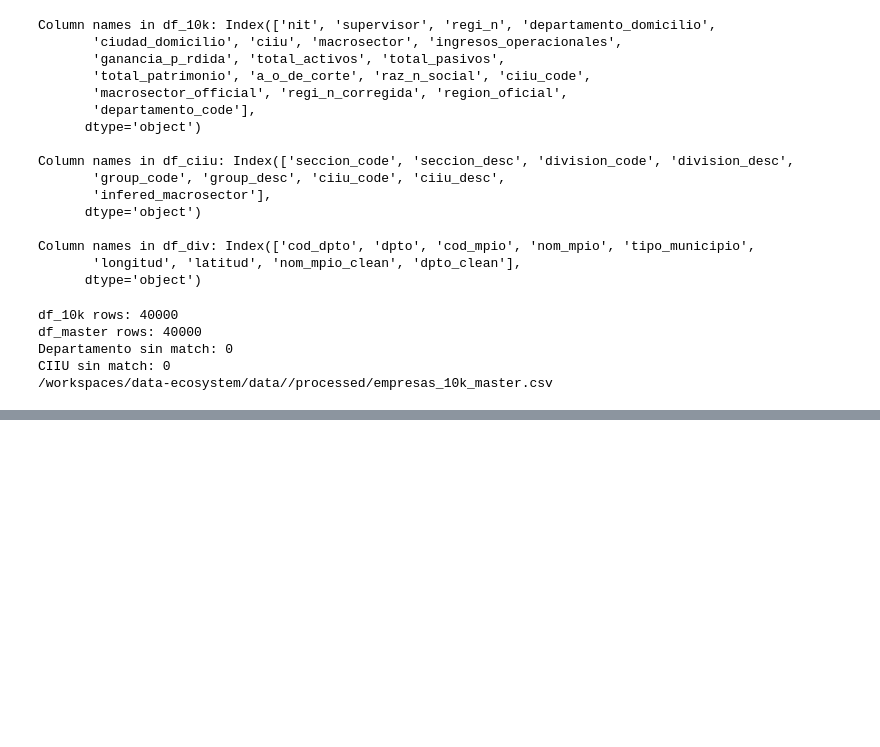
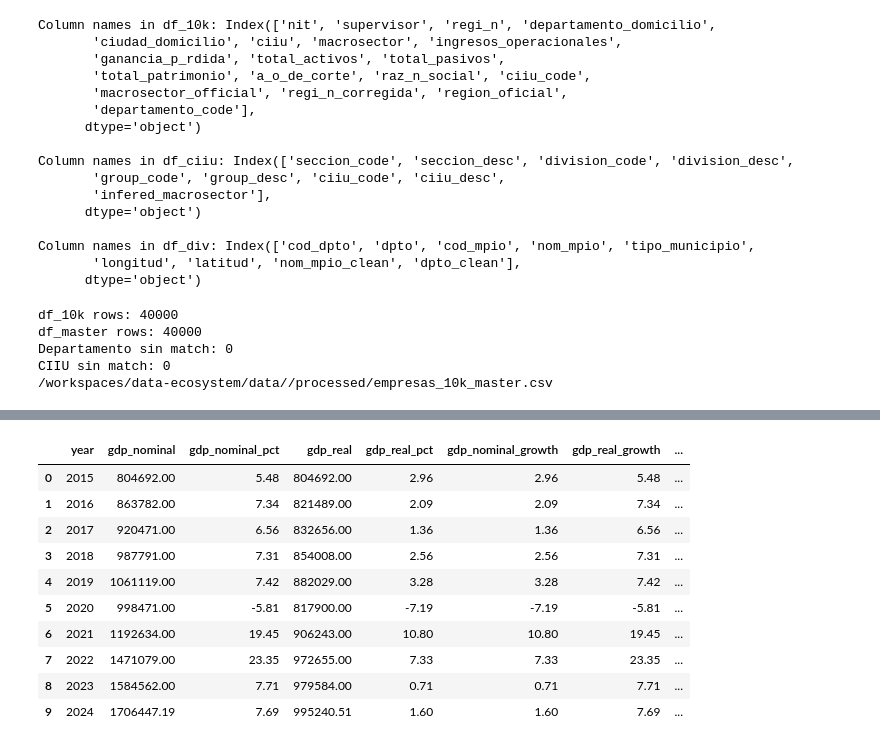
Before and after one commit to daritzateheran/sectora-horizon, a Jupyter notebook: sandbox/main_eda.ipynb, the cells around one changed output, grey strips where cells are left out. Saved outputs shown, nothing was run; the diff lists cells and outputs as text; code cells hidden in the pictures; blank space fills up the shorter version.

Commit message:
refactor: Main_eda.ipynb: Update execution counts, add macroeconomic year data, and save to CSV

```diff
--- a/sandbox/main_eda.ipynb
+++ b/sandbox/main_eda.ipynb
@@ -834,0 +837,12 @@ CIIU sin match: 0
+# %%
+catalog = DatasetCatalog()
+loader = RawDatasetLoader(
+    csv_adapter=CsvAdapter(),
+    excel_adapter=ExcelAdapter(),
+    sct_adapter=SocrataAdapter(),
+)
+
+ds = catalog.get("ban_rep")
+records = list(loader.load(ds))
+df_raw = pd.DataFrame(records)
+df_raw.head()
@@ -834,0 +856,12 @@ CIIU sin match: 0
+# %%
+def to_float(x):
+    if pd.isna(x):
+        return None
+    s = str(x).strip().replace(".", "").replace(",", ".")
+    try: return float(s)
+    except: return None
+
+df = df_raw.iloc[1:].reset_index(drop=True)
+df = df[df['Fecha'].astype(str).str.len() == 10].reset_index(drop=True)
+df.columns = [f"col_{i}" for i in range(df.shape[1])]
+df.head()
@@ -834,0 +875,29 @@ CIIU sin match: 0
+# %%
+df.drop(columns=['col_1'], inplace=True)
+df["year"] = df["col_0"].str[-4:].astype(int)
+df_macro = pd.DataFrame({
+    "year": df["year"],
+    "gdp_nominal": df["col_2"].apply(to_float),
+    "gdp_nominal_pct": df["col_3"].apply(to_float),
+    "gdp_real": df["col_4"].apply(to_float),
+    "gdp_real_pct": df["col_5"].apply(to_float),
+    "gdp_nominal_growth": df["col_6"].apply(to_float),
+    "gdp_real_growth": df["col_7"].apply(to_float),
+    "cpi": df["col_8"].apply(to_float),
+    "population": df["col_9"].apply(to_float),
+})
+
+df_macro = df_macro.sort_values("year").reset_index(drop=True)
+df_macro
+# %% [output]
+|  | year | gdp_nominal | gdp_nominal_pct | gdp_real | gdp_real_pct | gdp_nominal_growth | gdp_real_growth | ... |
+| 0 | 2015 | 804692.00 | 5.48 | 804692.00 | 2.96 | 2.96 | 5.48 | ... |
+| 1 | 2016 | 863782.00 | 7.34 | 821489.00 | 2.09 | 2.09 | 7.34 | ... |
+| 2 | 2017 | 920471.00 | 6.56 | 832656.00 | 1.36 | 1.36 | 6.56 | ... |
+| 3 | 2018 | 987791.00 | 7.31 | 854008.00 | 2.56 | 2.56 | 7.31 | ... |
+| 4 | 2019 | 1061119.00 | 7.42 | 882029.00 | 3.28 | 3.28 | 7.42 | ... |
+| 5 | 2020 | 998471.00 | -5.81 | 817900.00 | -7.19 | -7.19 | -5.81 | ... |
+| 6 | 2021 | 1192634.00 | 19.45 | 906243.00 | 10.80 | 10.80 | 19.45 | ... |
+| 7 | 2022 | 1471079.00 | 23.35 | 972655.00 | 7.33 | 7.33 | 23.35 | ... |
+| 8 | 2023 | 1584562.00 | 7.71 | 979584.00 | 0.71 | 0.71 | 7.71 | ... |
+| 9 | 2024 | 1706447.19 | 7.69 | 995240.51 | 1.60 | 1.60 | 7.69 | ... |
```
Also changed, not shown: parts of 4 cells of this notebook.
